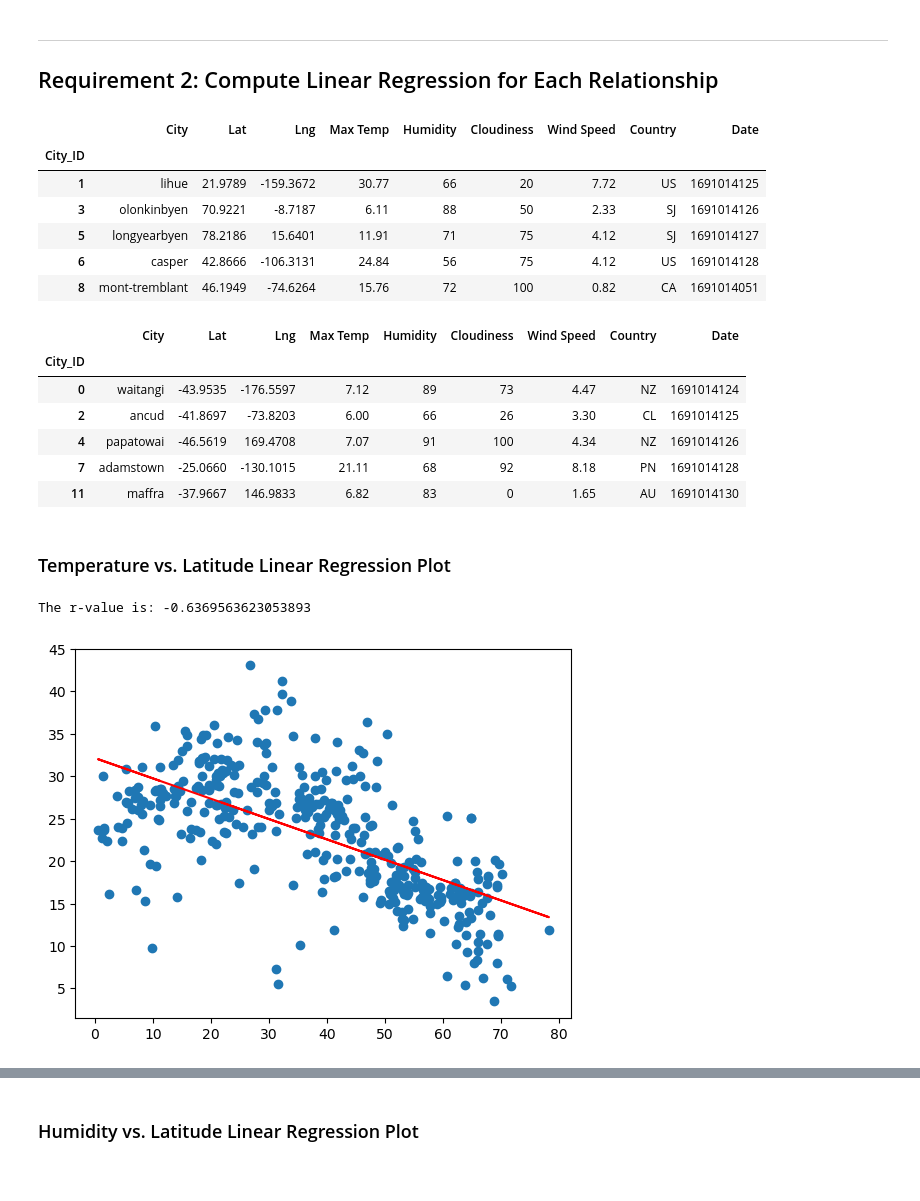
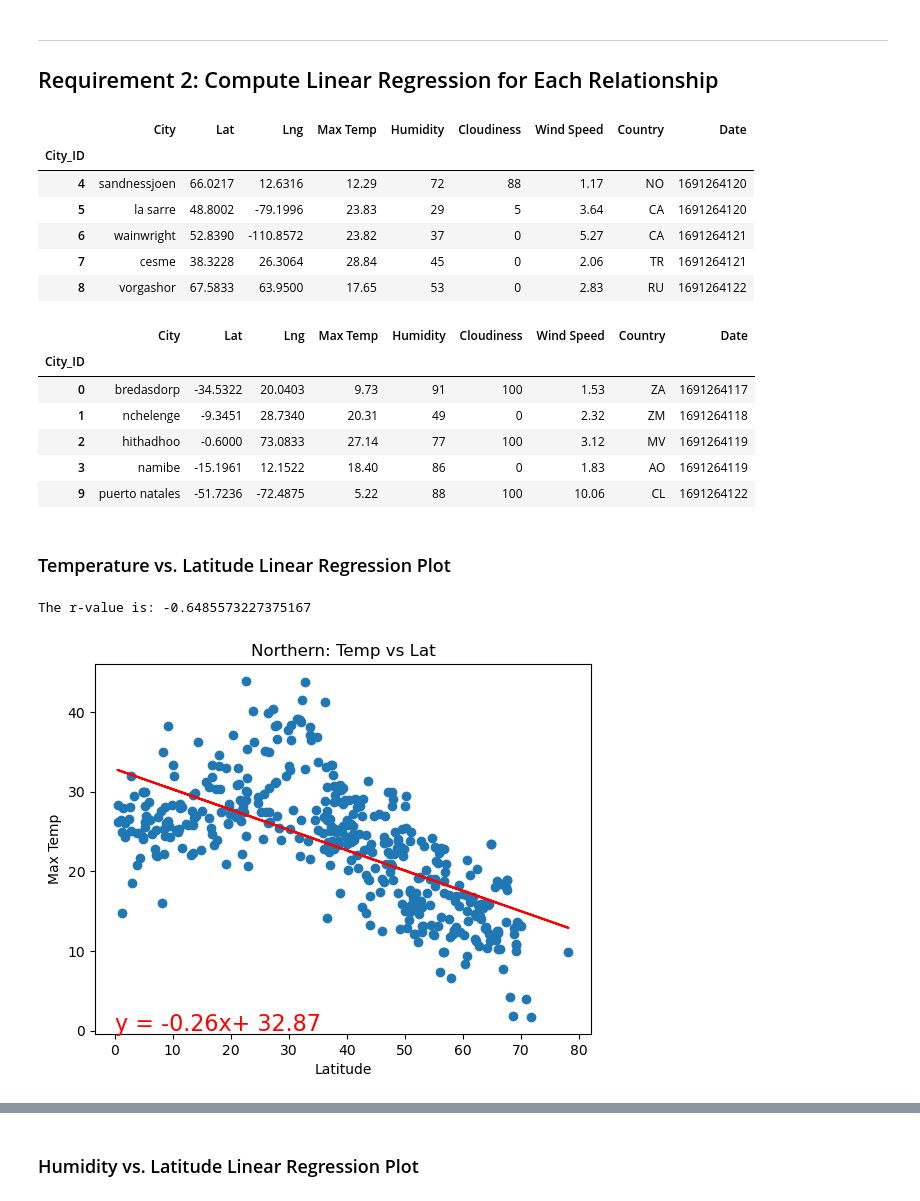
Before and after one commit to chris-yujin/python-api-challenge, a Jupyter notebook: Starter_Code/WeatherPy.ipynb, the cells around one changed output, grey strips where cells are left out. Drawn from its saved outputs; the diff is of its cells as text; code cells hidden in the pictures.

```diff
--- a/Starter_Code/WeatherPy.ipynb
+++ b/Starter_Code/WeatherPy.ipynb
@@ -173,6 +173,6 @@ city_data_df.to_csv("../output_data/cities.csv", index_label="City_ID")
 # %%
 # Read saved data
-city_data_df = pd.read_csv("../output_data/cities.csv", index_col="City_ID")
+city_data_df = pd.read_csv("output_data/cities.csv", index_col="City_ID")
 
 # Display sample data
 city_data_df.head()
@@ -276,11 +275,11 @@ northern_hemi_df.head()
 # %% [output]
 |  | City | Lat | Lng | Max Temp | Humidity | Cloudiness | Wind Speed | Country | Date |
 | City_ID |  |  |  |  |  |  |  |  |  |
-| 1 | lihue | 21.9789 | -159.3672 | 30.77 | 66 | 20 | 7.72 | US | 1691014125 |
-| 3 | olonkinbyen | 70.9221 | -8.7187 | 6.11 | 88 | 50 | 2.33 | SJ | 1691014126 |
-| 5 | longyearbyen | 78.2186 | 15.6401 | 11.91 | 71 | 75 | 4.12 | SJ | 1691014127 |
-| 6 | casper | 42.8666 | -106.3131 | 24.84 | 56 | 75 | 4.12 | US | 1691014128 |
-| 8 | mont-tremblant | 46.1949 | -74.6264 | 15.76 | 72 | 100 | 0.82 | CA | 1691014051 |
+| 4 | sandnessjoen | 66.0217 | 12.6316 | 12.29 | 72 | 88 | 1.17 | NO | 1691264120 |
+| 5 | la sarre | 48.8002 | -79.1996 | 23.83 | 29 | 5 | 3.64 | CA | 1691264120 |
+| 6 | wainwright | 52.8390 | -110.8572 | 23.82 | 37 | 0 | 5.27 | CA | 1691264121 |
+| 7 | cesme | 38.3228 | 26.3064 | 28.84 | 45 | 0 | 2.06 | TR | 1691264121 |
+| 8 | vorgashor | 67.5833 | 63.9500 | 17.65 | 53 | 0 | 2.83 | RU | 1691264122 |
 # %%
 # Create a DataFrame with the Southern Hemisphere data (Latitude < 0)
 southern_hemi_df = city_data_df.drop(city_data_df[city_data_df["Lat"]>=0].index)
@@ -290,30 +289,34 @@ southern_hemi_df.head()
 # %% [output]
 |  | City | Lat | Lng | Max Temp | Humidity | Cloudiness | Wind Speed | Country | Date |
 | City_ID |  |  |  |  |  |  |  |  |  |
-| 0 | waitangi | -43.9535 | -176.5597 | 7.12 | 89 | 73 | 4.47 | NZ | 1691014124 |
-| 2 | ancud | -41.8697 | -73.8203 | 6.00 | 66 | 26 | 3.30 | CL | 1691014125 |
-| 4 | papatowai | -46.5619 | 169.4708 | 7.07 | 91 | 100 | 4.34 | NZ | 1691014126 |
-| 7 | adamstown | -25.0660 | -130.1015 | 21.11 | 68 | 92 | 8.18 | PN | 1691014128 |
-| 11 | maffra | -37.9667 | 146.9833 | 6.82 | 83 | 0 | 1.65 | AU | 1691014130 |
+| 0 | bredasdorp | -34.5322 | 20.0403 | 9.73 | 91 | 100 | 1.53 | ZA | 1691264117 |
+| 1 | nchelenge | -9.3451 | 28.7340 | 20.31 | 49 | 0 | 2.32 | ZM | 1691264118 |
+| 2 | hithadhoo | -0.6000 | 73.0833 | 27.14 | 77 | 100 | 3.12 | MV | 1691264119 |
+| 3 | namibe | -15.1961 | 12.1522 | 18.40 | 86 | 0 | 1.83 | AO | 1691264119 |
+| 9 | puerto natales | -51.7236 | -72.4875 | 5.22 | 88 | 100 | 10.06 | CL | 1691264122 |
 # %% [markdown]
 ###  Temperature vs. Latitude Linear Regression Plot
 # %%
 # Linear regression on Northern Hemisphere
 x_values = northern_hemi_df['Lat']
 y_values = northern_hemi_df['Max Temp']
 
 (slope, intercept, rvalue, pvalue, stderr) = linregress(x_values, y_values)
 regress_values = x_values * slope + intercept
 line_eq =  "y = " +str(round(slope,2)) + "x+ " + str(round(intercept,2))
 
 plt.scatter(x_values, y_values, marker='o')
 plt.plot(x_values, regress_values, "r-")
-plt.xlabel = 'Latitude'
-plt.ylabel = 'Max Temp'
-plt.annotate(line_eq, (0,0), fontsize = 15, color="red")
+
+plt.title("Northern: Temp vs Lat")
+plt.xlabel('Latitude')
+plt.ylabel('Max Temp')
+
+
+plt.annotate(line_eq, (0,0), fontsize = 16, color="red")
 print(f"The r-value is: {rvalue}")
 
 plt.show()
 # %% [output]
-The r-value is: -0.6369563623053893
+The r-value is: -0.6485573227375167
-[figure, old version]
+[figure, new version]
```
Also changed, not shown: parts of 33 cells of this notebook, 1 other file.
